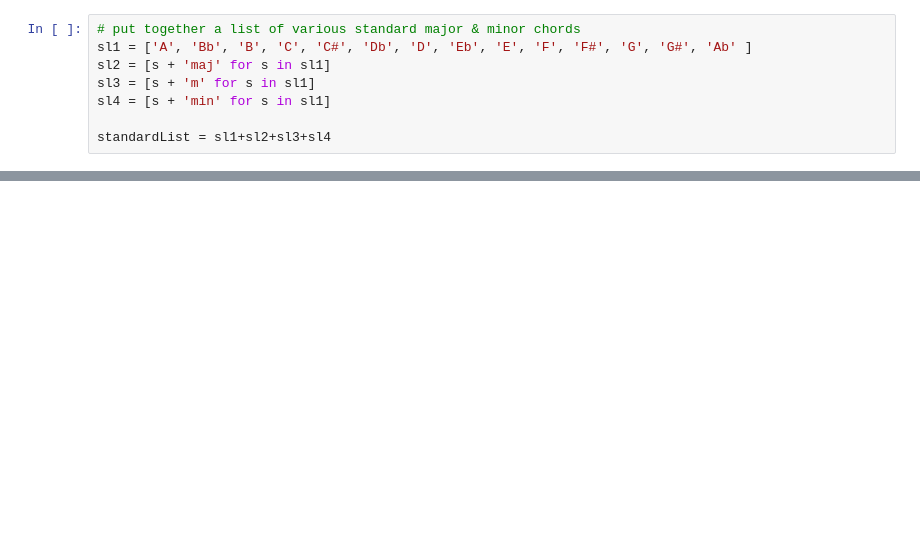
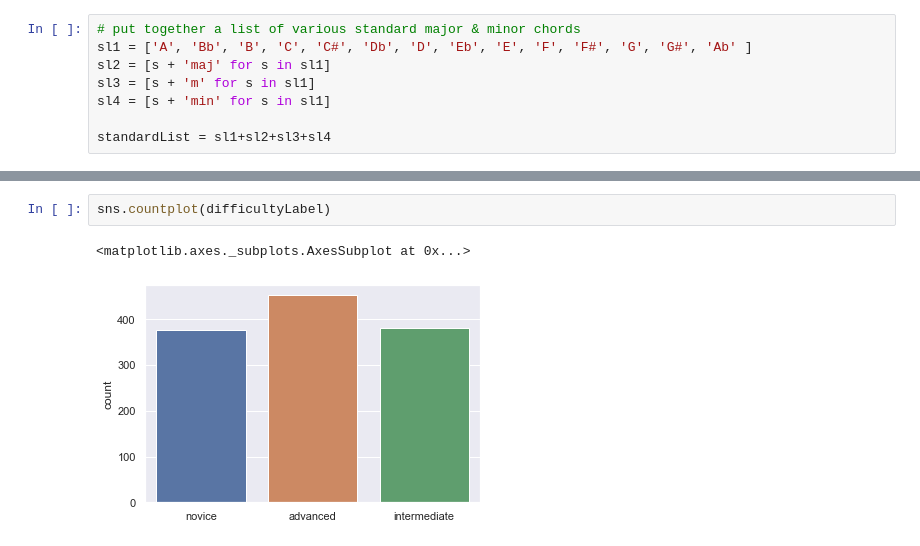
Before and after one commit to alevi813/chordRec, a Jupyter notebook: chordsEDA.ipynb, the cells around one changed output, grey strips where cells are left out. Saved outputs shown, nothing was run; the diff lists cells and outputs as text; blank space fills up the shorter version.

```diff
--- a/chordsEDA.ipynb
+++ b/chordsEDA.ipynb
@@ -54,3 +96,8 @@ plt.show()
+# %%
+sns.countplot(difficultyLabel)
+# %% [output]
+<matplotlib.axes._subplots.AxesSubplot at 0x...>
+[figure, added]
 # %%
 fig,ax = plt.subplots(nrows=1, ncols=2, figsize=(8,4))
 
```
Also changed, not shown: parts of 27 cells of this notebook, 4 other files.
